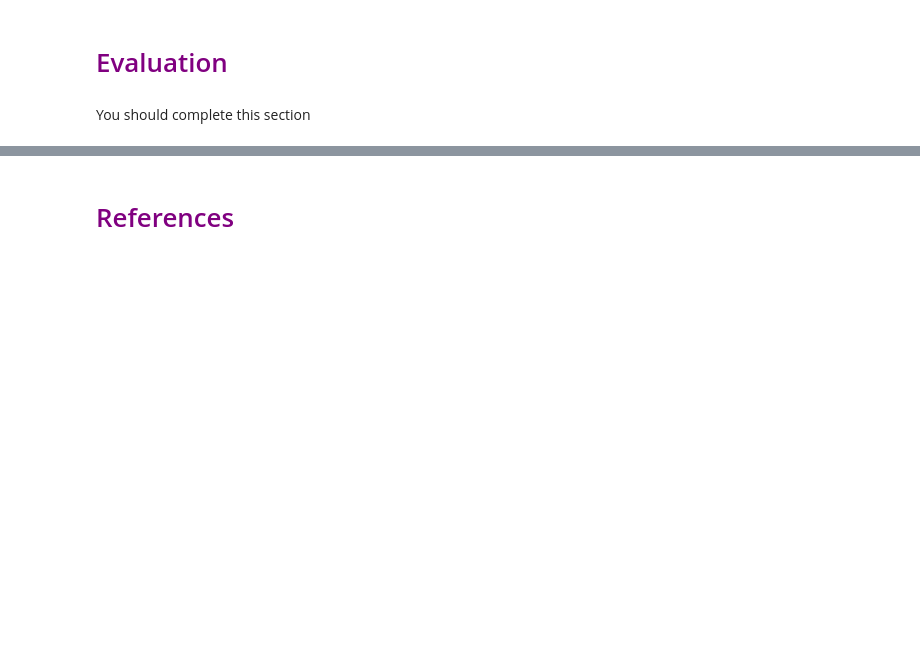
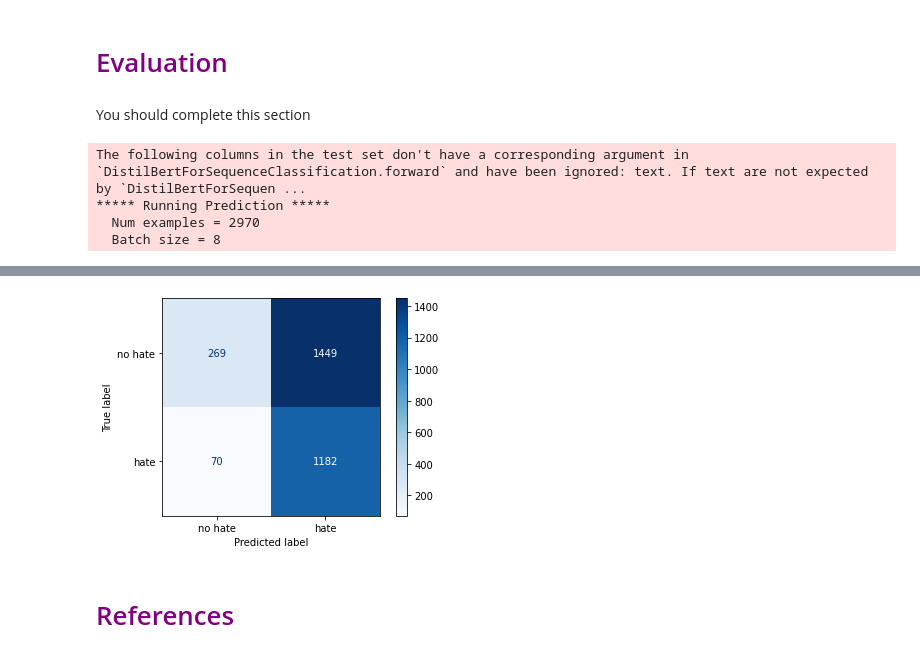
Before and after one commit to ErfanRasti/MachineLearningProjects, a Jupyter notebook: NaturalLanguageProcessing/NLP_Project.ipynb, the cells around one changed output, grey strips where cells are left out. Drawn from its saved outputs; the diff is of its cells as text; code cells hidden in the pictures; blank space fills up the shorter version.

```diff
--- a/NaturalLanguageProcessing/NLP_Project.ipynb
+++ b/NaturalLanguageProcessing/NLP_Project.ipynb
@@ -103,5 +124,5 @@ from transformers import DistilBertTokenizer
 tokenizer = DistilBertTokenizer.from_pretrained('distilbert-base-cased')
 
 def tokenize_dataset(dataset):
-    tokenized_dataset = dataset.map(lambda examples: tokenizer(examples['text'], truncation=True, padding=True), batched=True)
+    tokenized_dataset = dataset.map(lambda examples: tokenizer(examples['text'], truncation=True, padding='max_length'), batched=True)
     return tokenized_dataset
@@ -141,16 +223,14 @@ f1_metric = evaluate.load("f1")
 def compute_metrics(eval_pred):
     logits, labels = eval_pred
     predictions = np.argmax(logits, axis=-1)
-    return {
-        'accuracy': acc_metric.compute(predictions=predictions,
+    return  (acc_metric.compute(predictions=predictions,
                                        references=labels),
-        'precision': precision_metric.compute(predictions=predictions,
+                precision_metric.compute(predictions=predictions,
                                               references=labels),
-        'recall': recall_metric.compute(predictions=predictions,
+                recall_metric.compute(predictions=predictions,
                                         references=labels),
-        'f1': f1_metric.compute(predictions=predictions,
-                                references=labelss)
-    }
+                f1_metric.compute(predictions=predictions,
+                                references=labels))
 # %%
 from transformers import TrainingArguments, Trainer
 
@@ -160,7 +243,7 @@ trainer = Trainer(
     model=model,
     args=training_args,
     train_dataset=dataset['train'],
-    eval_dataset=dataset['test'],
+    eval_dataset=dataset['validation'],
     compute_metrics=compute_metrics,
 )
 
@@ -175,10 +291,16 @@ import torch.nn.functional as F
 from sklearn.metrics import confusion_matrix, ConfusionMatrixDisplay
 import matplotlib.pyplot as plt
 
-cm = confusion_matrix(dataset['test']['label'], trainer.predict(
-    dataset['test']).predictions.argmax(axis=1))
+test_pred = trainer.predict(dataset['test']).predictions.argmax(axis=1)
+test_true = dataset['test']['label']
+cm = confusion_matrix(test_true, test_pred)
 
 cm_plot = ConfusionMatrixDisplay(
-    cm, display_labels=['hate', 'no hate'])
+    cm, display_labels=['no hate', 'hate'])
 cm_plot.plot(cmap='Blues')
 plt.show()
+# %% [output]
+The following columns in the test set don't have a corresponding argument in `DistilBertForSequenceClassification.forward` and have been ignored: text. If text are not expected by `DistilBertForSequen ...
+***** Running Prediction *****
+  Num examples = 2970
+  Batch size = 8
@@ -185,3 +308,4 @@ plt.show()
+[figure, added]
 # %% [markdown]
 # <font color='purple'>References</font>
 # %% [markdown]
```
Also changed, not shown: parts of 14 cells of this notebook.
